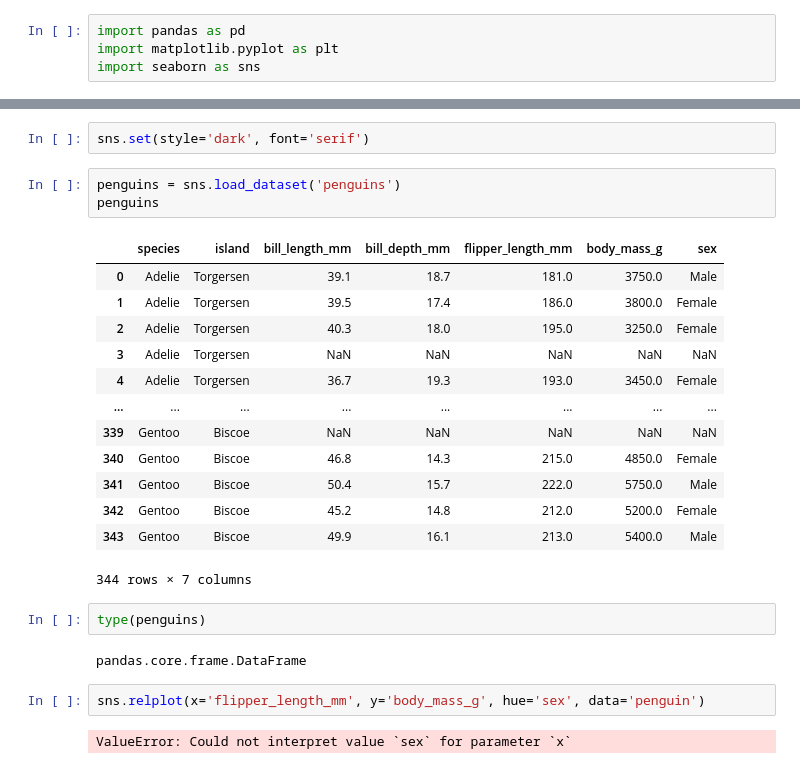
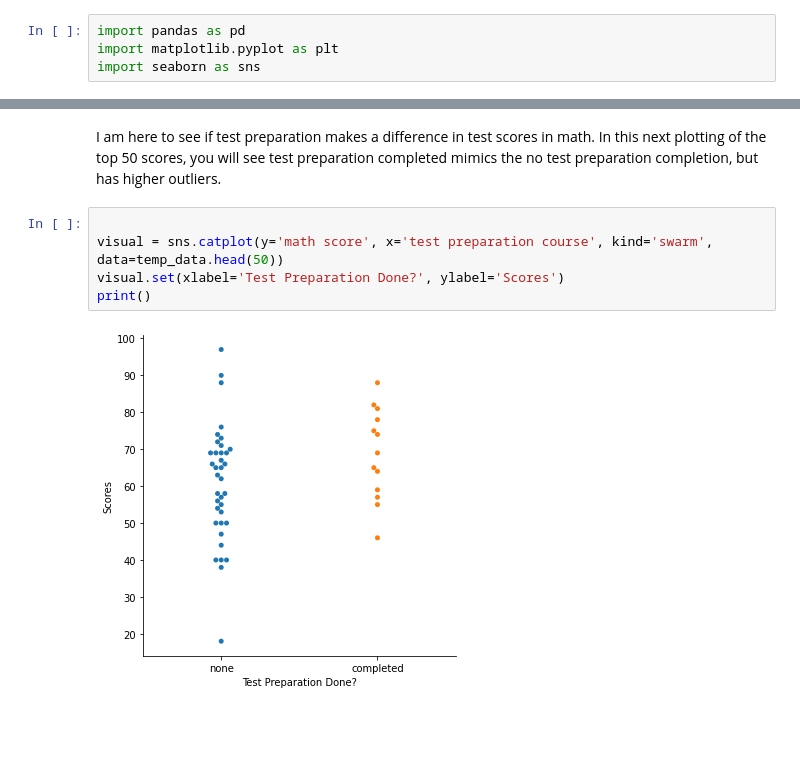
Before and after one commit to NyxofDarkness/data-visualization, a Jupyter notebook: viz-a.ipynb, the cells around one changed output, grey strips where cells are left out. Saved outputs shown, nothing was run; the diff lists cells and outputs as text; blank space fills up the shorter version.

Commit message:
viz.a done

```diff
--- a/viz-a.ipynb
+++ b/viz-a.ipynb
@@ -67,27 +28,10 @@ plt.show()
-# %%
-sns.set(style='dark', font='serif')
-# %%
-penguins = sns.load_dataset('penguins')
-penguins
-# %% [output]
-|  | species | island | bill_length_mm | bill_depth_mm | flipper_length_mm | body_mass_g | sex |
-| 0 | Adelie | Torgersen | 39.1 | 18.7 | 181.0 | 3750.0 | Male |
-| 1 | Adelie | Torgersen | 39.5 | 17.4 | 186.0 | 3800.0 | Female |
-| 2 | Adelie | Torgersen | 40.3 | 18.0 | 195.0 | 3250.0 | Female |
-| 3 | Adelie | Torgersen | NaN | NaN | NaN | NaN | NaN |
-| 4 | Adelie | Torgersen | 36.7 | 19.3 | 193.0 | 3450.0 | Female |
-| ... | ... | ... | ... | ... | ... | ... | ... |
-| 339 | Gentoo | Biscoe | NaN | NaN | NaN | NaN | NaN |
-| 340 | Gentoo | Biscoe | 46.8 | 14.3 | 215.0 | 4850.0 | Female |
-| 341 | Gentoo | Biscoe | 50.4 | 15.7 | 222.0 | 5750.0 | Male |
-| 342 | Gentoo | Biscoe | 45.2 | 14.8 | 212.0 | 5200.0 | Female |
-| 343 | Gentoo | Biscoe | 49.9 | 16.1 | 213.0 | 5400.0 | Male |
-344 rows × 7 columns
-# %%
-type(penguins)
-# %% [output]
-pandas.core.frame.DataFrame
-# %%
-sns.relplot(x='flipper_length_mm', y='body_mass_g', hue='sex', data='penguin')
-# %% [output]
-ValueError: Could not interpret value `sex` for parameter `x`
+# %% [markdown]
+I am here to see if test preparation makes a difference in test scores in math.
+In this next plotting of the top 50 scores, you will see test preparation completed mimics the no test preparation completion, but has higher outliers.
+# %%
+
+visual = sns.catplot(y='math score', x='test preparation course', kind='swarm', data=temp_data.head(50))
+visual.set(xlabel='Test Preparation Done?', ylabel='Scores')
+print()
+# %% [output]
+[figure, added]
```
Also changed, not shown: parts of 11 cells of this notebook, 2 other files.
